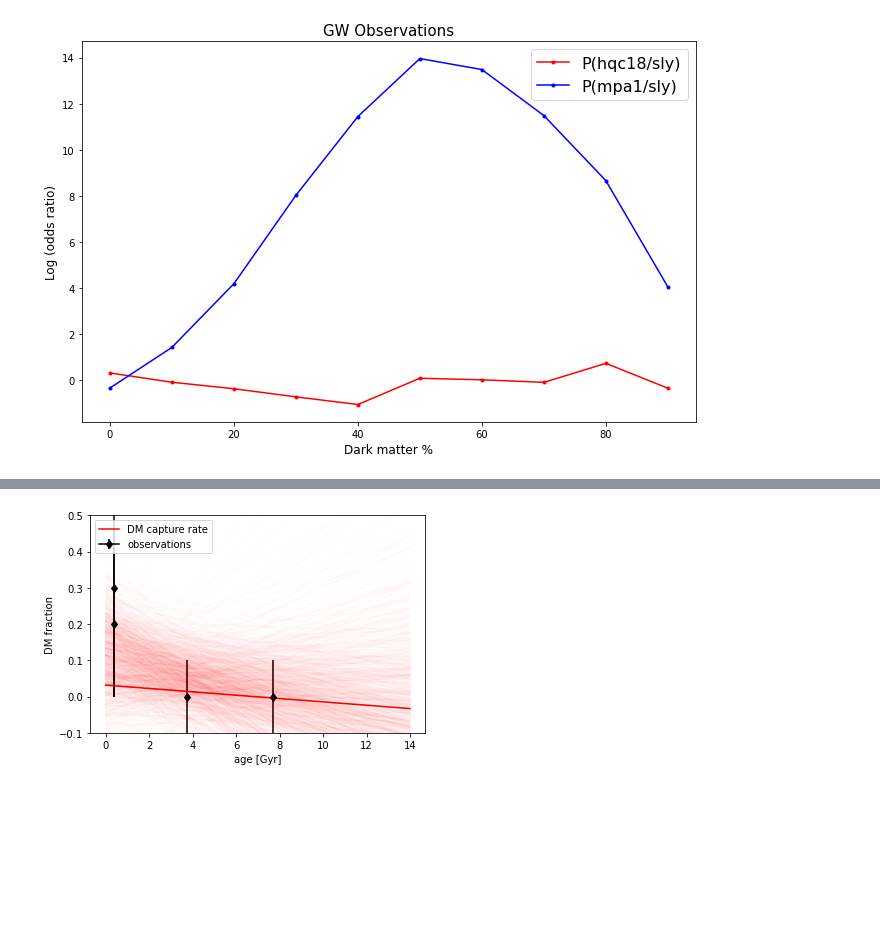
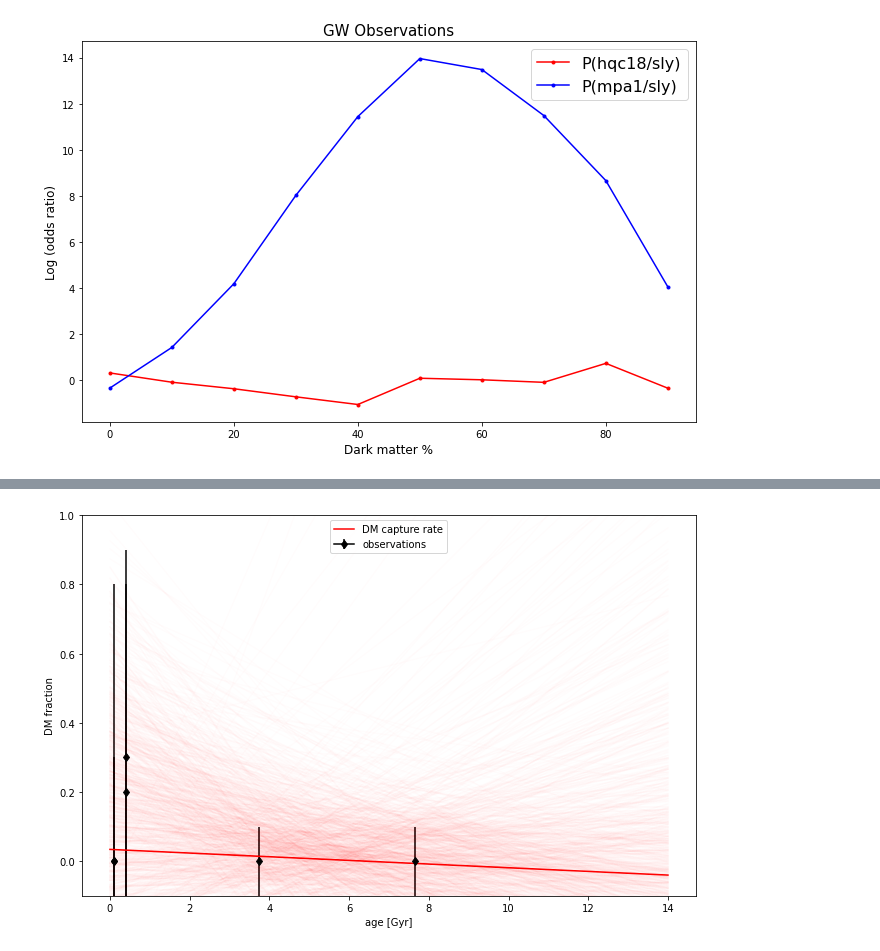
Before and after one commit to kunalkishanmehta/ns-struc-dm, a Jupyter notebook: Copy_of_Constrain_DM_NS_models.ipynb, the cells around one changed output, grey strips where cells are left out. Drawn from its saved outputs; the diff is of its cells as text; code cells hidden in the pictures; blank space fills up the shorter version.

```diff
--- a/Copy_of_Constrain_DM_NS_models.ipynb
+++ b/Copy_of_Constrain_DM_NS_models.ipynb
@@ -523,28 +523,28 @@ j0740_dm_lb = 0.
 j0740_err = max(j0740_dm_ub-j0740_dm,j0740_dm-j0740_dm_lb)
 
 gw170817m1_dm = 0.2
-gw170817m1_dm_ub = 0.3
+gw170817m1_dm_ub = 0.8
 gw170817m1_dm_lb = 0.
 gw170817m1_err = max(gw170817m1_dm_ub-gw170817m1_dm,gw170817m1_dm-gw170817m1_dm_lb)
 
 gw170817m2_dm = 0.3
-gw170817m2_dm_ub = 0.4
+gw170817m2_dm_ub = 0.9
 gw170817m2_dm_lb = 0.
 gw170817m2_err = max(gw170817m2_dm_ub-gw170817m2_dm,gw170817m2_dm-gw170817m2_dm_lb)
 
 gw190425m1_dm = 0.
-gw190425m1_dm_ub = 0.1
+gw190425m1_dm_ub = 0.3
 gw190425m1_dm_lb = 0.
 gw190425m1_err =  max(gw190425m1_dm_ub-gw190425m1_dm,gw190425m1_dm-gw190425m1_dm_lb)
 
 gw190425m2_dm = 0.
-gw190425m2_dm_ub = 0.1
+gw190425m2_dm_ub = 0.8
 gw190425m2_dm_lb = 0.
 gw190425m2_err = max(gw190425m2_dm_ub-gw190425m2_dm,gw190425m2_dm-gw190425m2_dm_lb)
 # %%
 # load neutron star ages
 
-j0030_age = 7.7 # in Gyr, from https://arxiv.org/abs/0904.4377
+j0030_age = 7.65 # in Gyr, from https://arxiv.org/abs/0904.4377
 
 j0740_age = 3.75 # from https://arxiv.org/abs/1902.11150v1
 
@@ -600,30 +600,30 @@ for samp in range(num_samps):
   fits += [fit]
 # %%
 # plot inferred DM fractions and fit to capture rate
-
+plt.figure(figsize= (11,7))
 plt.errorbar(j0030_age,j0030_dm,yerr=j0030_err,marker='d',c='k',alpha=1) # DM fraction and age, with error bar in DM fraction (error in age not shown)
 plt.errorbar(j0740_age,j0740_dm,yerr=j0740_err,marker='d',c='k',alpha=1)
 plt.errorbar(gw170817_age,gw170817m1_dm,yerr=gw170817m1_err,marker='d',c='k',alpha=1)
 plt.errorbar(gw170817_age,gw170817m2_dm,yerr=gw170817m2_err,marker='d',c='k',alpha=1,label='observations')
-# plt.errorbar(gw190425_age,gw190425m1_dm,yerr=gw190425m1_err,marker='d',c='k',alpha=1)
-# plt.errorbar(gw190425_age,gw190425m2_dm,yerr=gw190425m2_err,marker='d',c='k',alpha=1,label='observations')
+plt.errorbar(gw190425_age,gw190425m1_dm,yerr=gw190425m1_err,marker='d',c='k',alpha=1)
+plt.errorbar(gw190425_age,gw190425m2_dm,yerr=gw190425m2_err,marker='d',c='k',alpha=1)
 
 plt.plot(np.arange(0.,15.),wt_fit[0]*np.arange(0.,15.)+wt_fit[1],c='r',alpha=1,label='DM capture rate') # weighted linear fit for DM capture rate
 
 for fit in fits:
   plt.plot(np.arange(0.,15.),fit[0]*np.arange(0.,15.)+fit[1],c='r',alpha=0.01) # range of possible fits, based on both DM fraction and age uncertainty
 
 # plt.scatter(j0030_ages,j0030_dms,marker='.',c='k',alpha=0.1) # uncomment to see the data these possible fits are fitting
 # plt.scatter(j0740_ages,j0740_dms,marker='.',c='k',alpha=0.1)
 # plt.scatter(gw170817_ages,gw170817m1_dms,marker='.',c='k',alpha=0.1)
 # plt.scatter(gw170817_ages,gw170817m2_dms,marker='.',c='k',alpha=0.1)
 
-plt.ylim(-0.1,0.5)
+plt.ylim(-0.1,1)
 # plt.xlim(0.,14.)
 plt.xlabel('age [Gyr]')
 plt.ylabel('DM fraction')
 
 plt.legend()
 plt.show()
 # %% [output]
-[figure, old version]
+[figure, new version]
```
Also changed, not shown: parts of 2 cells of this notebook.
